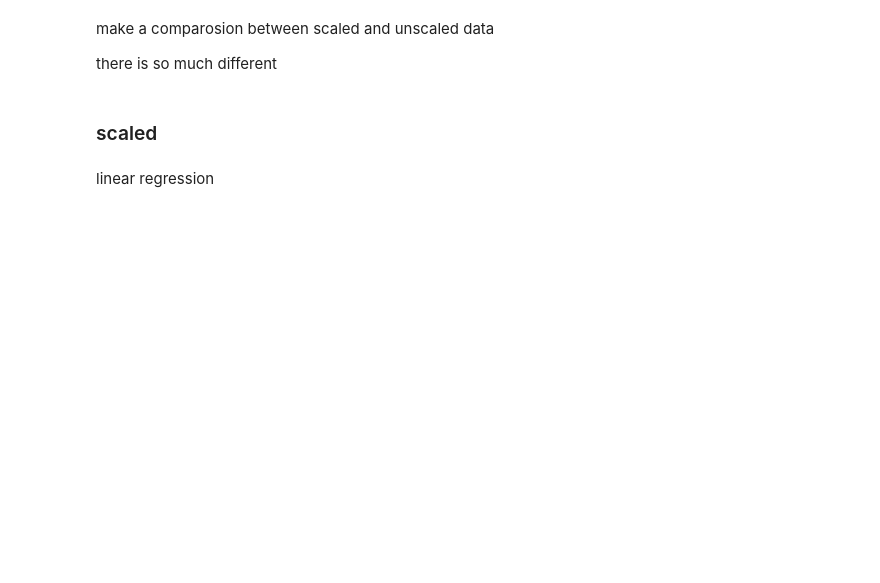
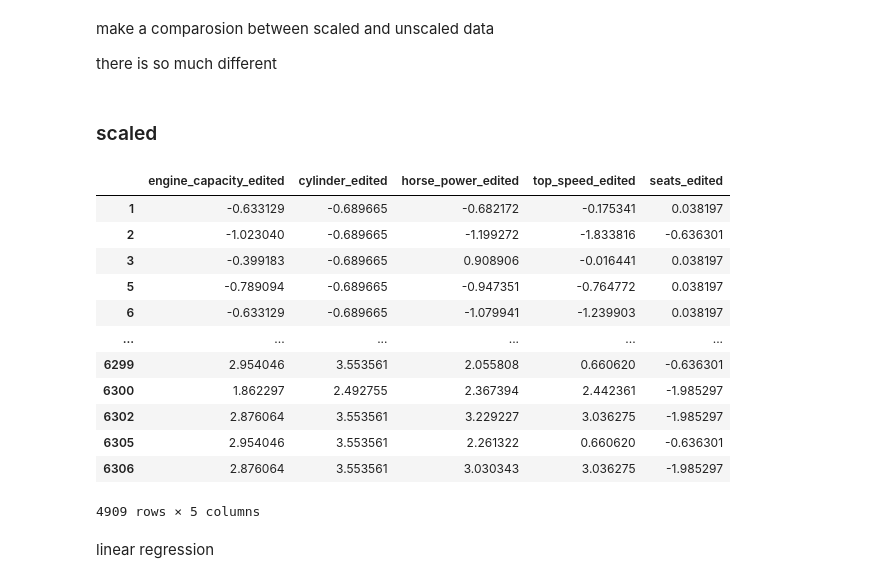
Before and after one commit to Mohammed-Abed-Alkareem/Regression-Analysis-and-Model-Selection, a Jupyter notebook: file.ipynb, the cells around one changed output. Drawn from its saved outputs; the diff is of its cells as text; code cells hidden in the pictures; blank space fills up the shorter version.

```diff
--- a/file.ipynb
+++ b/file.ipynb
@@ -969,6 +988,22 @@ X_train_val, X_test, y_train_val, y_test = train_test_split(X, y, test_size=0.2,
 X_train, X_val, y_train, y_val = train_test_split(X_train_val, y_train_val, test_size=0.25, random_state=42)  # 0.25 x 0.8 = 0.2
 
 # Now you have 60% training, 20% validation, and 20% test sets
+# %%
+X
+# %% [output]
+|  | engine_capacity_edited | cylinder_edited | horse_power_edited | top_speed_edited | seats_edited |
+| 1 | -0.633129 | -0.689665 | -0.682172 | -0.175341 | 0.038197 |
+| 2 | -1.023040 | -0.689665 | -1.199272 | -1.833816 | -0.636301 |
+| 3 | -0.399183 | -0.689665 | 0.908906 | -0.016441 | 0.038197 |
+| 5 | -0.789094 | -0.689665 | -0.947351 | -0.764772 | 0.038197 |
+| 6 | -0.633129 | -0.689665 | -1.079941 | -1.239903 | 0.038197 |
+| ... | ... | ... | ... | ... | ... |
+| 6299 | 2.954046 | 3.553561 | 2.055808 | 0.660620 | -0.636301 |
+| 6300 | 1.862297 | 2.492755 | 2.367394 | 2.442361 | -1.985297 |
+| 6302 | 2.876064 | 3.553561 | 3.229227 | 3.036275 | -1.985297 |
+| 6305 | 2.954046 | 3.553561 | 2.261322 | 0.660620 | -0.636301 |
+| 6306 | 2.876064 | 3.553561 | 3.030343 | 3.036275 | -1.985297 |
+4909 rows × 5 columns
 # %%
 # make regrission model with closed form solution (XT X)-1 XT y
 def closed_form_solution(X, y):
```
Also changed, not shown: parts of 34 cells of this notebook.
